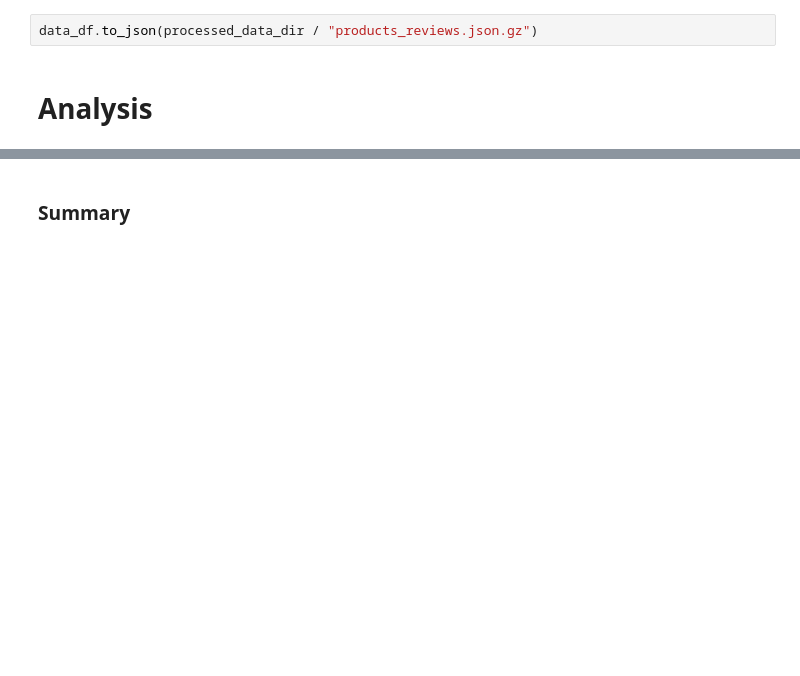
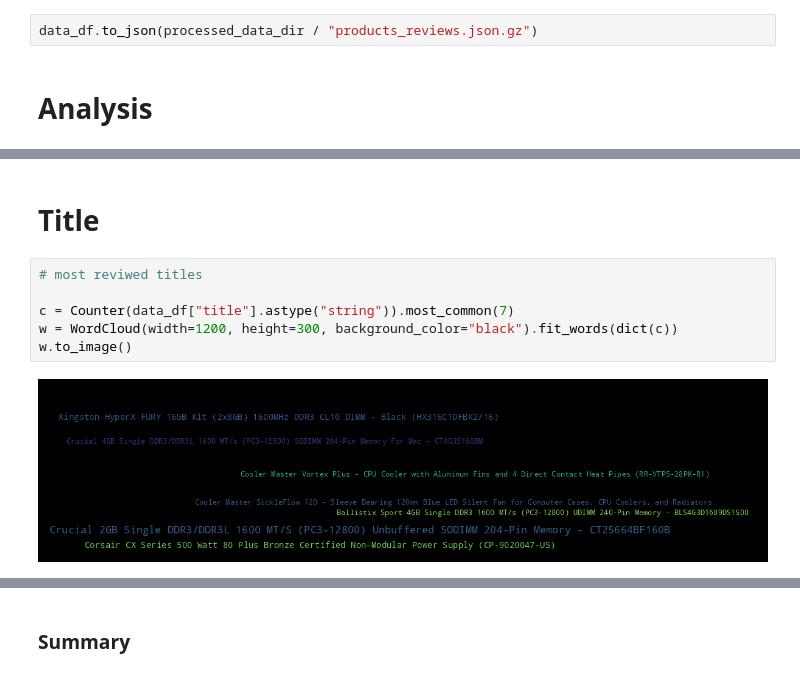
Before and after one commit to saiteki-kai/amazon-reviews, a Jupyter notebook: notebooks/01_eda.ipynb, the cells around one changed output, grey strips where cells are left out. Cells and saved outputs as stored; diff of their text form; blank space fills up the shorter version.

```diff
--- a/notebooks/01_eda.ipynb
+++ b/notebooks/01_eda.ipynb
@@ -344,0 +407,10 @@ print(z["asin"].mean())
+# %% [markdown]
+# Title
+# %%
+# most reviwed titles
+
+c = Counter(data_df["title"].astype("string")).most_common(7)
+w = WordCloud(width=1200, height=300, background_color="black").fit_words(dict(c))
+w.to_image()
+# %% [output]
+[figure, added]
```
Also changed, not shown: parts of 69 cells of this notebook.
